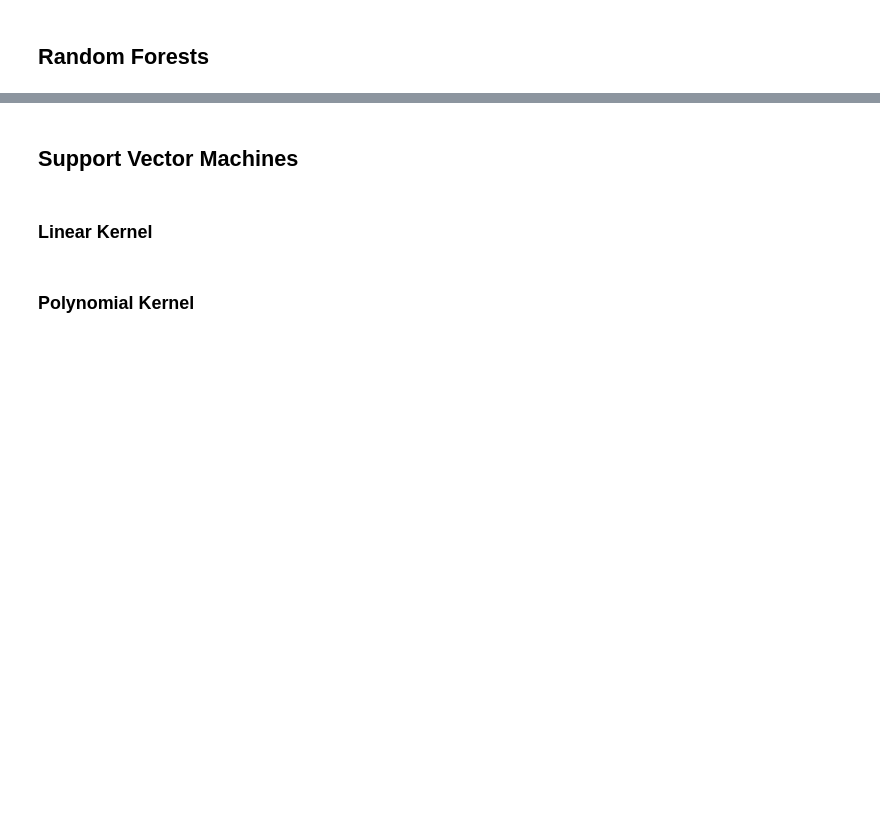
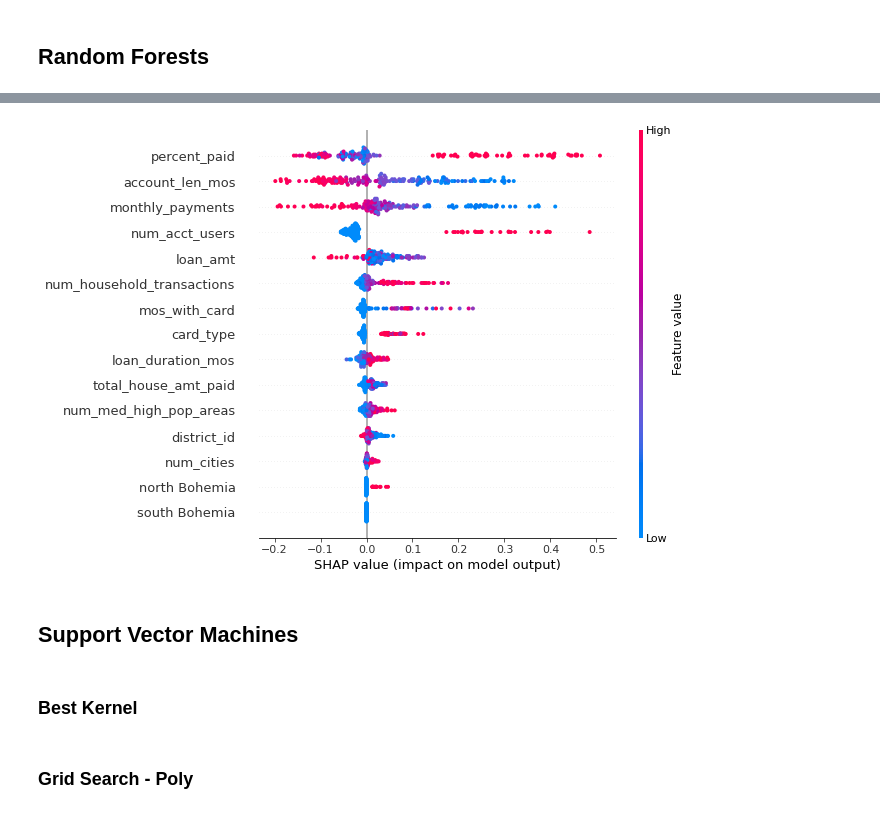
Before and after one commit to KarlDavidson/1000ml_Project5, a Jupyter notebook: Loan_Analysis.ipynb, the cells around one changed output, grey strips where cells are left out. Saved outputs shown, nothing was run; the diff lists cells and outputs as text; code cells hidden in the pictures; blank space fills up the shorter version.

Commit message:
Finishing different models, next step is SHAP for explainability

```diff
--- a/Loan_Analysis.ipynb
+++ b/Loan_Analysis.ipynb
@@ -550,0 +576,17 @@ gs_dtc_results.sort_values(by='rank_test_F1').head()
+# %%
+rf = RandomForestClassifier(random_state=3, class_weight='balanced',
+      n_estimators=300,
+      criterion='gini',
+      max_depth=11,
+      min_samples_split=14,
+      min_samples_leaf=7,
+      min_weight_fraction_leaf=0.0,
+      max_features=None,
+      max_leaf_nodes=None,
+      min_impurity_decrease=0.0,
+      min_impurity_split=None,
+      bootstrap=True,
+      oob_score=False,
+      max_samples=None)
+# %%
+rf.fit(x_train_scale,y_train)
@@ -550,0 +691,3 @@ gs_dtc_results.sort_values(by='rank_test_F1').head()
+# %%
+rf_explainer = shap.TreeExplainer(rf)
+rf_shap_values = rf_explainer.shap_values(x_test_scale)
@@ -550,0 +706,8 @@ gs_dtc_results.sort_values(by='rank_test_F1').head()
+# %%
+# summary plots
+shap.initjs()
+
+shap.summary_plot(rf_shap_values[1],
+                 features = x_test_scale,
+                 feature_names = reduced_num_cols+['district_id']+reduced_cat_cols)
+# %% [output]
@@ -551,2 +715,3 @@ gs_dtc_results.sort_values(by='rank_test_F1').head()
+[figure, added]
 # %% [markdown]
 ## Support Vector Machines
@@ -553,4 +720,2 @@ gs_dtc_results.sort_values(by='rank_test_F1').head()
 # %% [markdown]
-### Linear Kernel
+### Best Kernel
-# %% [markdown]
-### Polynomial Kernel
@@ -556,0 +746,2 @@ gs_dtc_results.sort_values(by='rank_test_F1').head()
+# %% [markdown]
+### Grid Search - Poly
```
Also changed, not shown: parts of 74 cells of this notebook.
